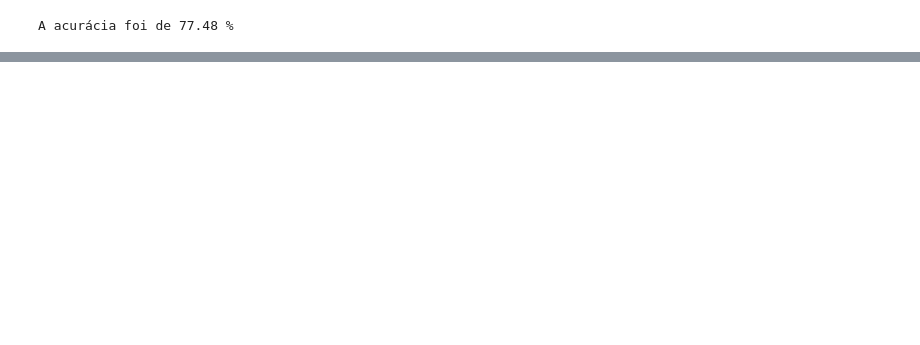
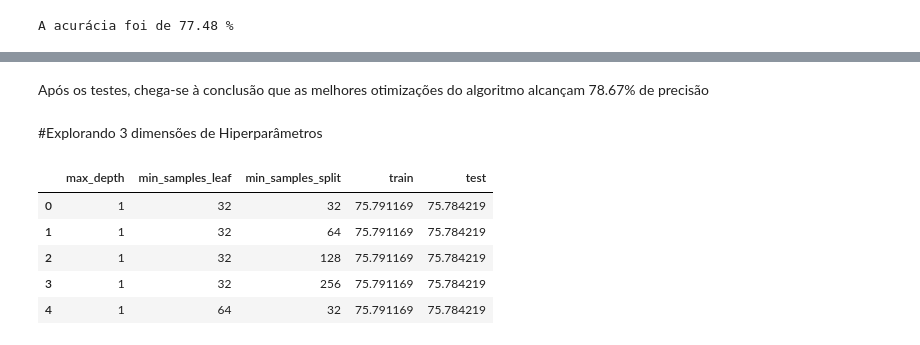
Before and after one commit to lucashamon1/Ciencia-de-Dados, a Jupyter notebook: Introduçao_a_machine_learning_modelo_4.ipynb, the cells around one changed output, grey strips where cells are left out. Drawn from its saved outputs; the diff is of its cells as text; code cells hidden in the pictures; blank space fills up the shorter version.

```diff
--- a/Introduçao_a_machine_learning_modelo_4.ipynb
+++ b/Introduçao_a_machine_learning_modelo_4.ipynb
@@ -439,0 +592,22 @@ A acurácia foi de 77.48 %
+# %%
+def roda_arvore_de_decisao(max_depth, min_samples_leaf):
+  SEED = 301
+  np.random.seed(SEED)
+  cv = GroupKFold(n_splits = 10)
+  modelo = DecisionTreeClassifier(max_depth=max_depth, min_samples_leaf = min_samples_leaf)
+  results = cross_validate(modelo, x_azar, y_azar, cv = cv, groups = dados.modelo, return_train_score=True)
+  train_score = results['train_score'].mean() * 100
+  test_score = results['test_score'].mean() * 100
+  print("Arvore max_depth = %d, min_samples_leaf = %d, treino = %.2f, teste = %.2f" % (max_depth, min_samples_leaf, train_score, test_score))
+  tabela = [max_depth, min_samples_leaf, train_score, test_score]
+  return tabela
+def busca():
+  resultados = []
+  for max_depth in range(1,30):
+    for min_samples_leaf in [3,30, 64, 200]: #usando pontos aleatórios para agilizar o teste
+        tabela = roda_arvore_de_decisao(max_depth, min_samples_leaf)
+        resultados.append(tabela)
+  resultados = pd.DataFrame(resultados, columns= ["max_depth","min_samples_leaf","train","test"])
+  return resultados
+resultados = busca()
+resultados.head()
@@ -439,0 +638,33 @@ A acurácia foi de 77.48 %
+# %% [markdown]
+Após os testes, chega-se à conclusão que as melhores otimizações do algoritmo alcançam 78.67% de precisão
+# %% [markdown]
+#Explorando 3 dimensões de Hiperparâmetros
+# %%
+def roda_arvore_de_decisao(max_depth, min_samples_leaf, min_samples_split):
+  SEED = 301
+  np.random.seed(SEED)
+  cv = GroupKFold(n_splits = 10)
+  modelo = DecisionTreeClassifier(max_depth=max_depth, min_samples_leaf = min_samples_leaf, min_samples_split = min_samples_split)
+  results = cross_validate(modelo, x_azar, y_azar, cv = cv, groups = dados.modelo, return_train_score=True)
+  train_score = results['train_score'].mean() * 100
+  test_score = results['test_score'].mean() * 100
+  tabela = [max_depth, min_samples_leaf, min_samples_split, train_score, test_score]
+  return tabela
+def busca():
+  resultados = []
+  for max_depth in range(1,33):
+    for min_samples_leaf in [32, 64, 128, 256]:
+        for min_samples_split in [32, 64, 128, 256]:
+          tabela = roda_arvore_de_decisao(max_depth, min_samples_leaf, min_samples_split)
+          resultados.append(tabela)
+  resultados = pd.DataFrame(resultados, columns= ["max_depth","min_samples_leaf", "min_samples_split", "train","test"])
+  return resultados
+resultados = busca()
+resultados.head()
+# %% [output]
+|  | max_depth | min_samples_leaf | min_samples_split | train | test |
+| 0 | 1 | 32 | 32 | 75.791169 | 75.784219 |
+| 1 | 1 | 32 | 64 | 75.791169 | 75.784219 |
+| 2 | 1 | 32 | 128 | 75.791169 | 75.784219 |
+| 3 | 1 | 32 | 256 | 75.791169 | 75.784219 |
+| 4 | 1 | 64 | 32 | 75.791169 | 75.784219 |
```
Also changed, not shown: parts of 37 cells of this notebook.
